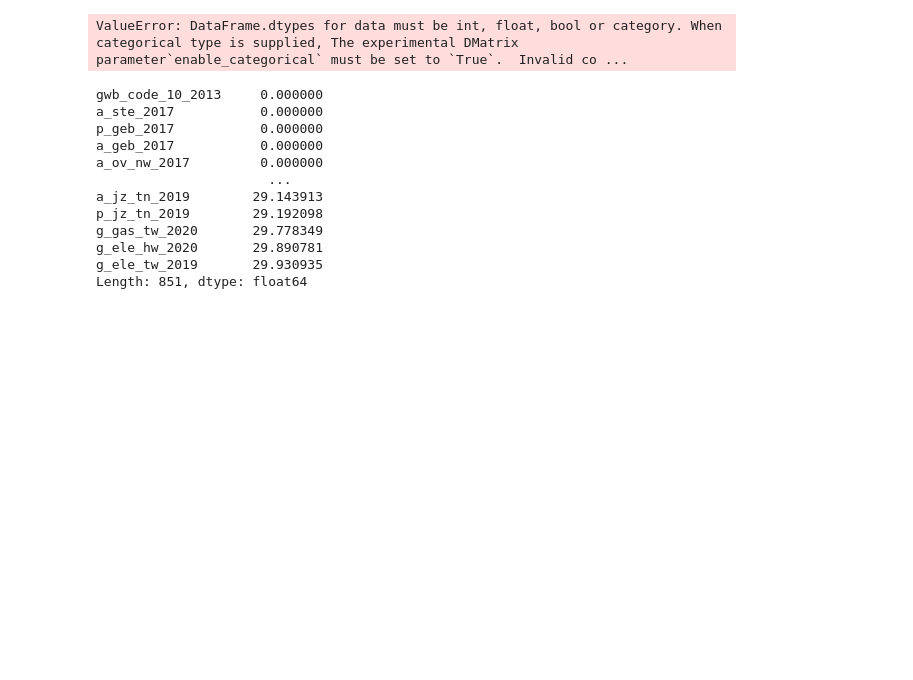
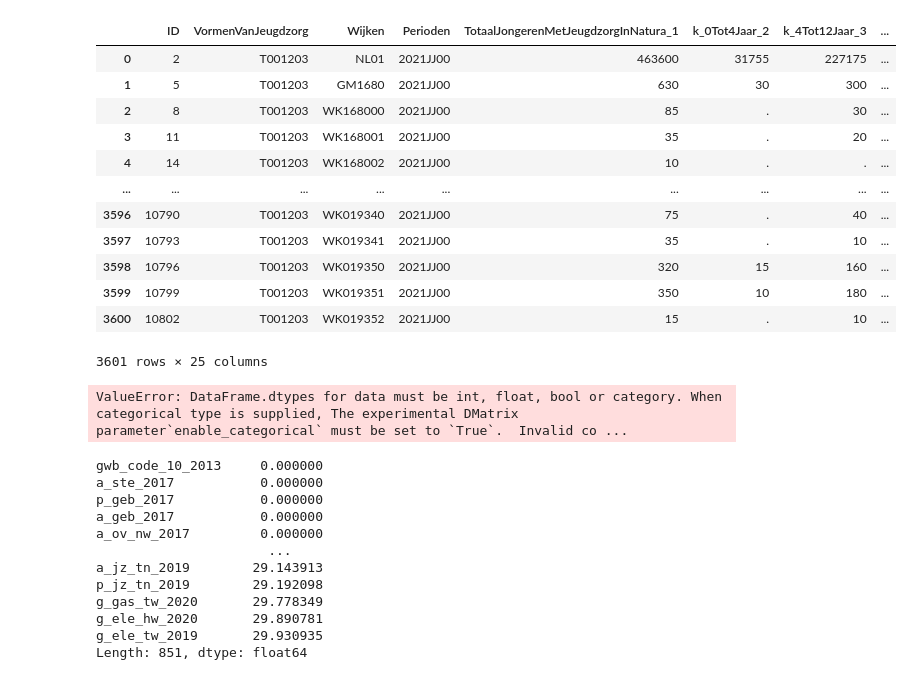
Before and after one commit to semkjaer/capybara1.0, a Jupyter notebook: sem.ipynb, the cells around one changed output. Drawn from its saved outputs; the diff is of its cells as text; code cells hidden in the pictures; blank space fills up the shorter version.

```diff
--- a/sem.ipynb
+++ b/sem.ipynb
@@ -88,3 +54,19 @@ ValueError: No axis named p_jz_tn_2020 for object type DataFrame
+# %%
+zorg21[zorg21['VormenVanJeugdzorg'] == 'T001203']
+# %% [output]
+|  | ID | VormenVanJeugdzorg | Wijken | Perioden | TotaalJongerenMetJeugdzorgInNatura_1 | k_0Tot4Jaar_2 | k_4Tot12Jaar_3 | ... |
+| 0 | 2 | T001203 | NL01 | 2021JJ00 | 463600 | 31755 | 227175 | ... |
+| 1 | 5 | T001203 | GM1680 | 2021JJ00 | 630 | 30 | 300 | ... |
+| 2 | 8 | T001203 | WK168000 | 2021JJ00 | 85 | . | 30 | ... |
+| 3 | 11 | T001203 | WK168001 | 2021JJ00 | 35 | . | 20 | ... |
+| 4 | 14 | T001203 | WK168002 | 2021JJ00 | 10 | . | . | ... |
+| ... | ... | ... | ... | ... | ... | ... | ... | ... |
+| 3596 | 10790 | T001203 | WK019340 | 2021JJ00 | 75 | . | 40 | ... |
+| 3597 | 10793 | T001203 | WK019341 | 2021JJ00 | 35 | . | 10 | ... |
+| 3598 | 10796 | T001203 | WK019350 | 2021JJ00 | 320 | 15 | 160 | ... |
+| 3599 | 10799 | T001203 | WK019351 | 2021JJ00 | 350 | 10 | 180 | ... |
+| 3600 | 10802 | T001203 | WK019352 | 2021JJ00 | 15 | . | 10 | ... |
+3601 rows × 25 columns
 # %%
 
 import pandas as pd
```
Also changed, not shown: parts of 6 cells of this notebook, 2 other files.
